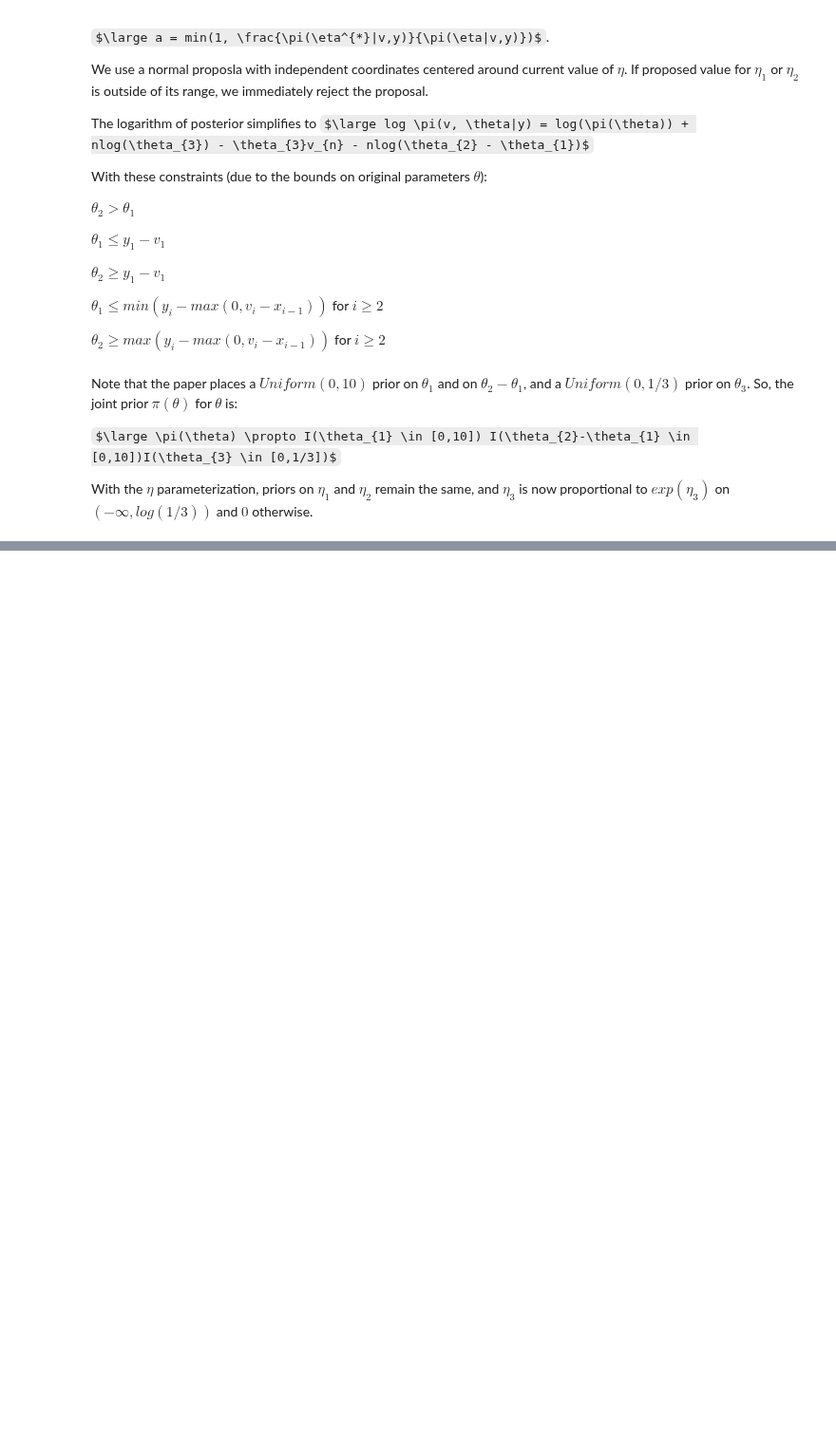
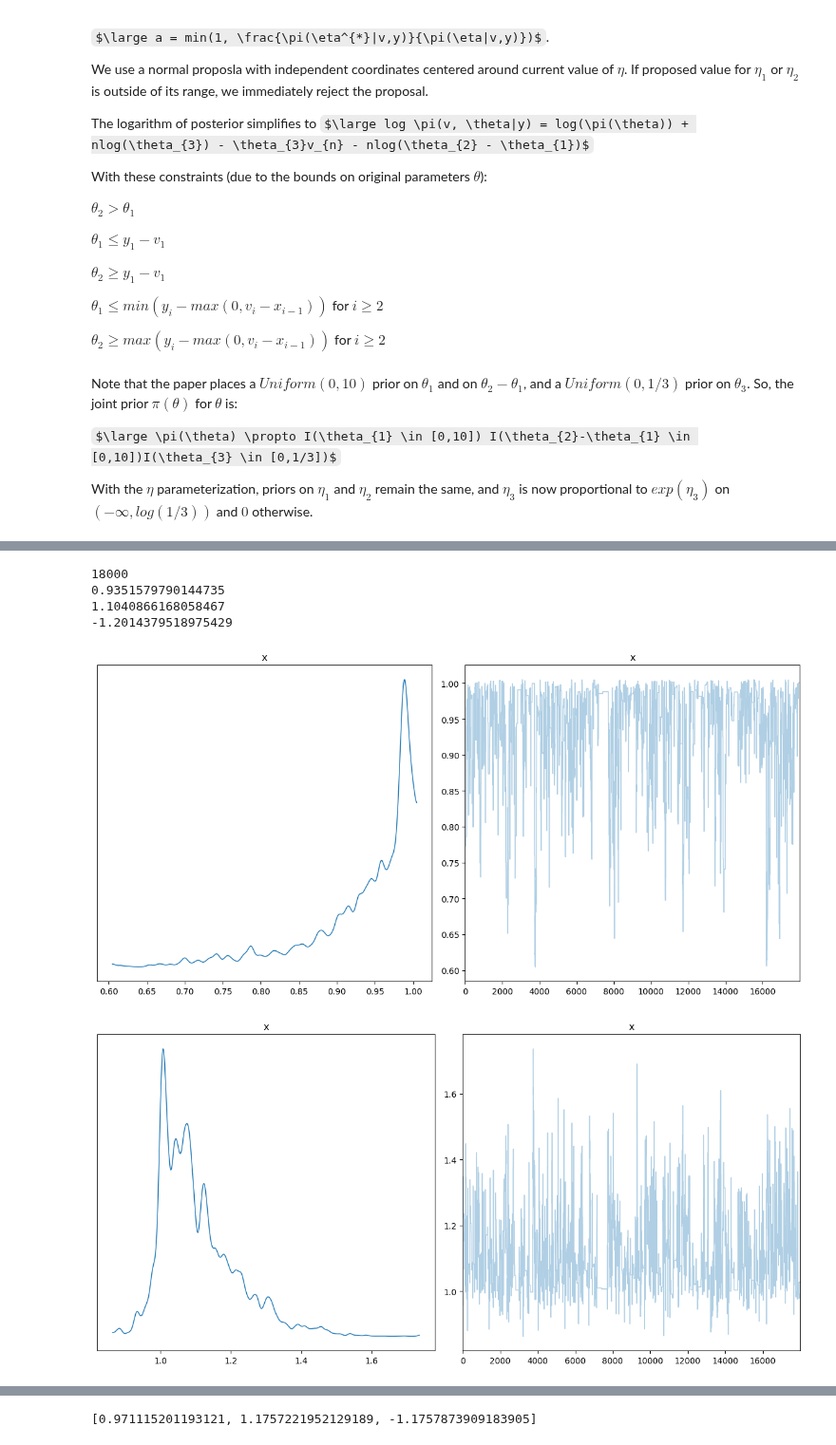
Before and after one commit to anthonyhu25/Bayesian-Queuing-, a Jupyter notebook: Bayesian_Queueing_Inference_Notebook.ipynb, the cells around one changed output, grey strips where cells are left out. Shown at 95% size. Saved outputs shown, nothing was run; the diff lists cells and outputs as text; code cells hidden in the pictures; some formulas as TeX source; blank space fills up the shorter version.

```diff
--- a/Bayesian_Queueing_Inference_Notebook.ipynb
+++ b/Bayesian_Queueing_Inference_Notebook.ipynb
@@ -474,0 +584,26 @@ plt.show()
+# %%
+print(len(test_run_rare))
+eta_1_rare = [x[0] for x in test_run_rare]
+eta_2_rare = [y[1] for y in test_run_rare]
+eta_3_rare= [z[2] for z in test_run_rare]
+
+print(np.mean(eta_1_rare))
+print(np.mean(eta_2_rare))
+print(np.mean(eta_3_rare))
+
+arviz.plot_trace(np.array(eta_1_rare), figsize=(12, 6))
+plt.tight_layout()
+plt.show()
+arviz.plot_trace(np.array(eta_2_rare), figsize=(12, 6))
+plt.tight_layout()
+plt.show()
+arviz.plot_trace(np.array(eta_3_rare), figsize=(12, 6))
+plt.tight_layout()
+plt.show()
+# %% [output]
+18000
+0.9351579790144735
+1.1040866168058467
+-1.2014379518975429
+[figure, added]
+[figure, added]
@@ -474,0 +611,4 @@ plt.show()
+# %%
+print(test_run_rare[0])
+# %% [output]
+[0.971115201193121, 1.1757221952129189, -1.1757873909183905]
```
Also changed, not shown: parts of 29 cells of this notebook.
